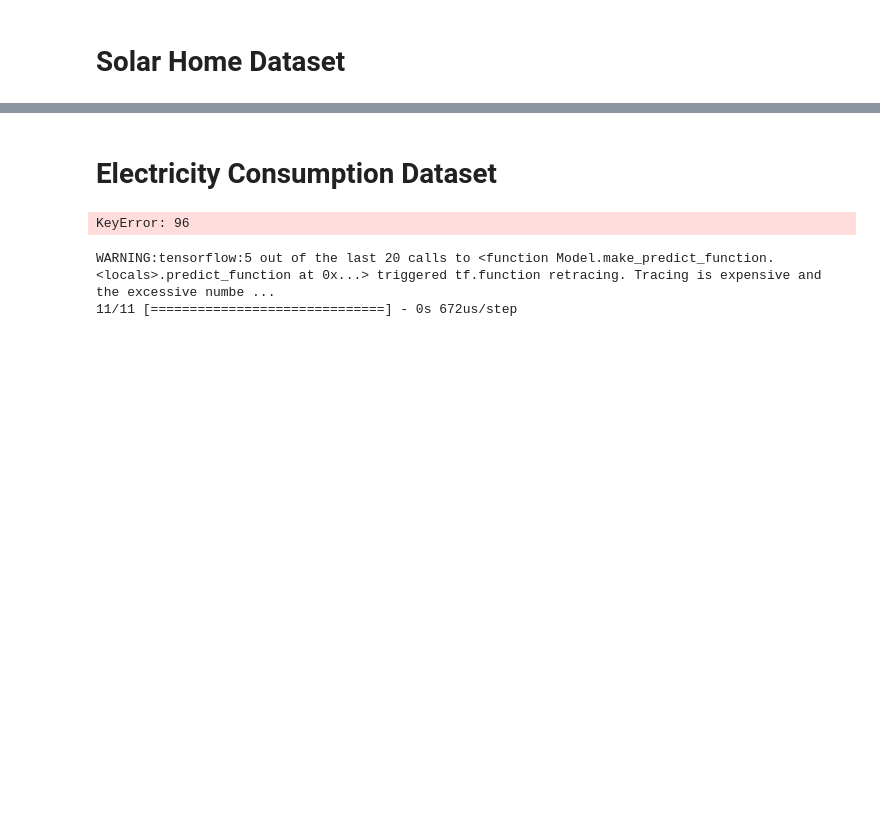
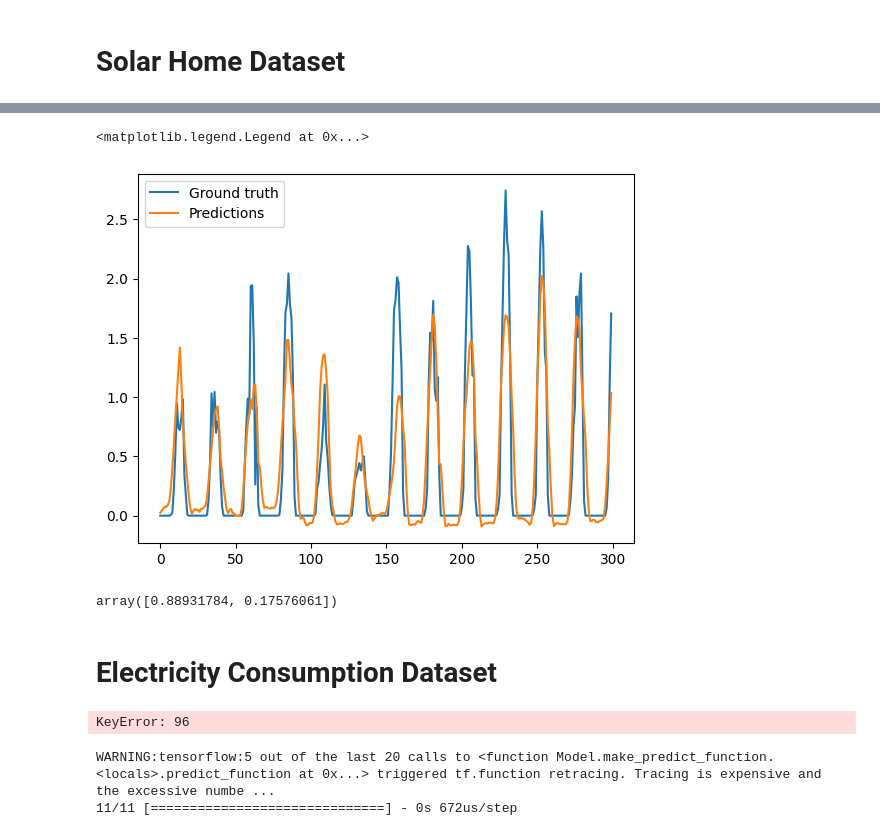
Before and after one commit to codymlewis/SGHFL, a Jupyter notebook: test.ipynb, the cells around one changed output, grey strips where cells are left out. Drawn from its saved outputs; the diff is of its cells as text; code cells hidden in the pictures; blank space fills up the shorter version.

```diff
--- a/test.ipynb
+++ b/test.ipynb
@@ -129,3 +202,15 @@ df
+# %%
+plt.plot(Y_test[:300, 1], label="Ground truth")
+plt.plot(preds[:300, 1], label="Predictions")
+plt.legend()
+# %% [output]
+<matplotlib.legend.Legend at 0x...>
+[figure, added]
+# %%
+Y_test.mean(axis=0)
+# Y_test.std(axis=0)
+# %% [output]
+array([0.88931784, 0.17576061])
 # %% [markdown]
 # Electricity Consumption Dataset
 # %%
```
Also changed, not shown: parts of 16 cells of this notebook, 7 other files.
